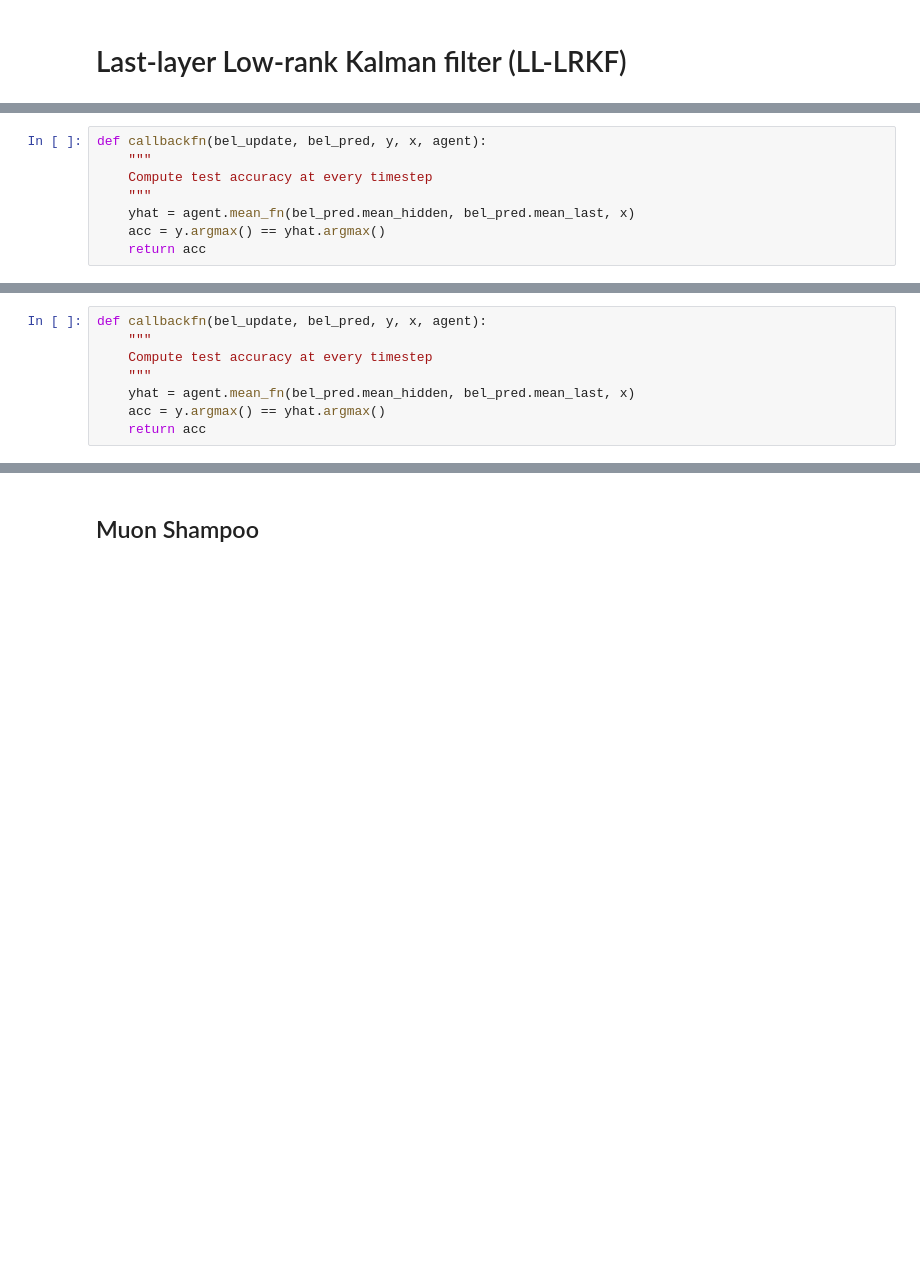
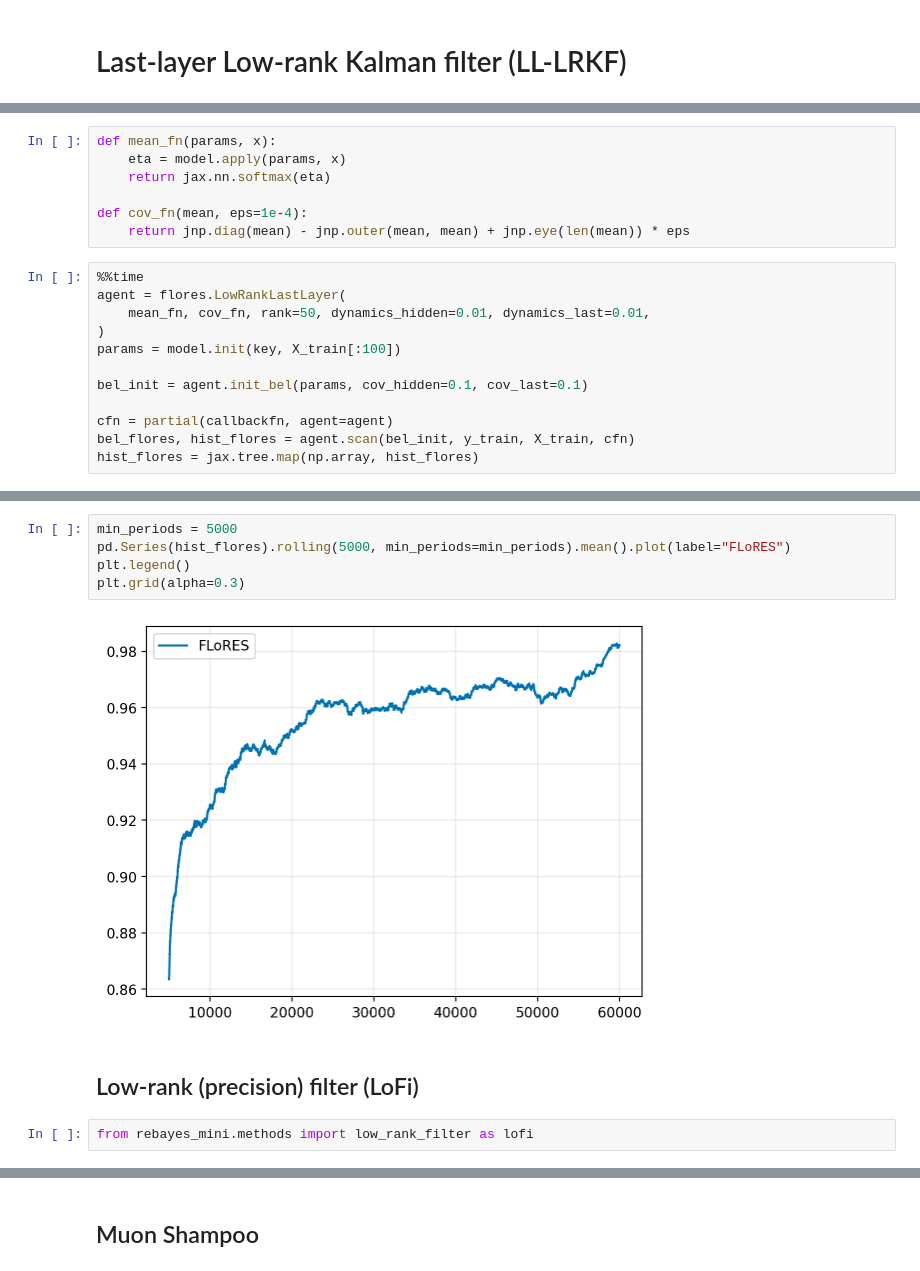
Before and after one commit to gerdm/low-rank-last-layer-inference, a Jupyter notebook: experiments/LL-LRKF-fmnist.ipynb, the cells around one changed output, grey strips where cells are left out. Drawn from its saved outputs; the diff is of its cells as text; blank space fills up the shorter version.

```diff
--- a/experiments/LL-LRKF-fmnist.ipynb
+++ b/experiments/LL-LRKF-fmnist.ipynb
@@ -164,8 +136,0 @@ LLLRState(mean_last=(850,), loading_last=(850, 850), mean_hidden=(60856,), loadi
-# %%
-def callbackfn(bel_update, bel_pred, y, x, agent):
-    """
-    Compute test accuracy at every timestep
-    """
-    yhat = agent.mean_fn(bel_pred.mean_hidden, bel_pred.mean_last, x)
-    acc = y.argmax() == yhat.argmax()
-    return acc
@@ -180,8 +136,0 @@ Wall time: 1min 17s
-# %%
-def callbackfn(bel_update, bel_pred, y, x, agent):
-    """
-    Compute test accuracy at every timestep
-    """
-    yhat = agent.mean_fn(bel_pred.mean_hidden, bel_pred.mean_last, x)
-    acc = y.argmax() == yhat.argmax()
-    return acc
@@ -202,0 +137,19 @@ plt.plot(pd.Series(hist_lrkf[:2000]).rolling(100).mean())
+# %%
+def mean_fn(params, x):
+    eta = model.apply(params, x)
+    return jax.nn.softmax(eta)
+
+def cov_fn(mean, eps=1e-4):
+    return jnp.diag(mean) - jnp.outer(mean, mean) + jnp.eye(len(mean)) * eps
+# %%
+%%time
+agent = flores.LowRankLastLayer(
+    mean_fn, cov_fn, rank=50, dynamics_hidden=0.01, dynamics_last=0.01,
+)
+params = model.init(key, X_train[:100])
+
+bel_init = agent.init_bel(params, cov_hidden=0.1, cov_last=0.1)
+
+cfn = partial(callbackfn, agent=agent)
+bel_flores, hist_flores = agent.scan(bel_init, y_train, X_train, cfn)
+hist_flores = jax.tree.map(np.array, hist_flores)
@@ -202,0 +159,11 @@ plt.plot(pd.Series(hist_lrkf[:2000]).rolling(100).mean())
+# %%
+min_periods = 5000
+pd.Series(hist_flores).rolling(5000, min_periods=min_periods).mean().plot(label="FLoRES")
+plt.legend()
+plt.grid(alpha=0.3)
+# %% [output]
+[figure, added]
+# %% [markdown]
+## Low-rank (precision) filter (LoFi)
+# %%
+from rebayes_mini.methods import low_rank_filter as lofi
```
Also changed, not shown: parts of 27 cells of this notebook, 4 other files.
